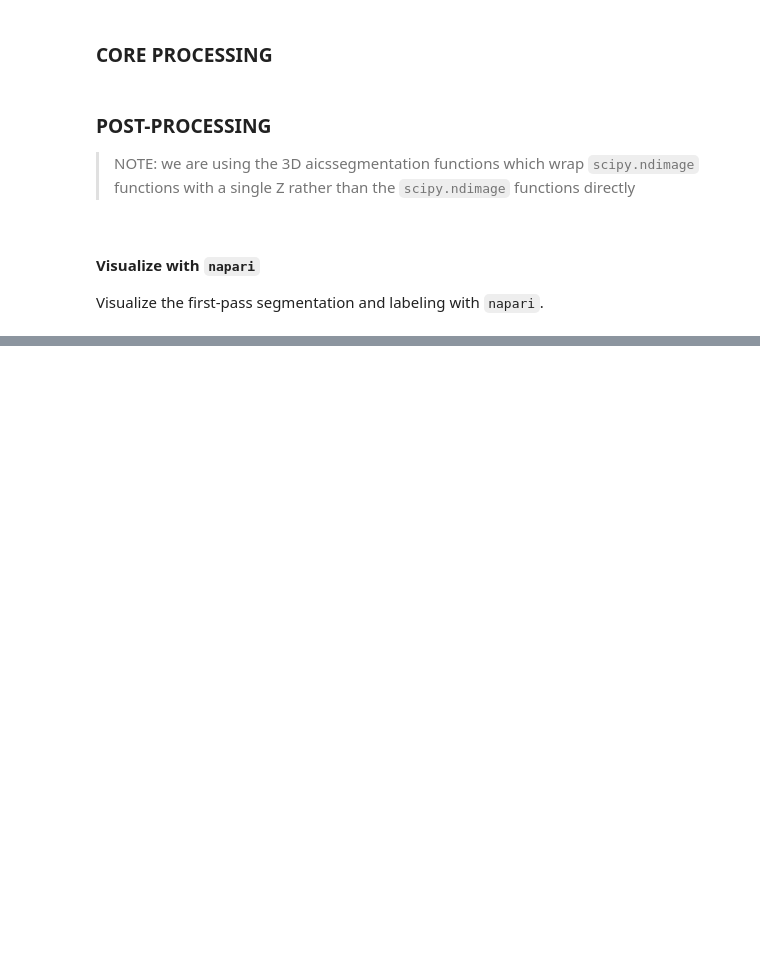
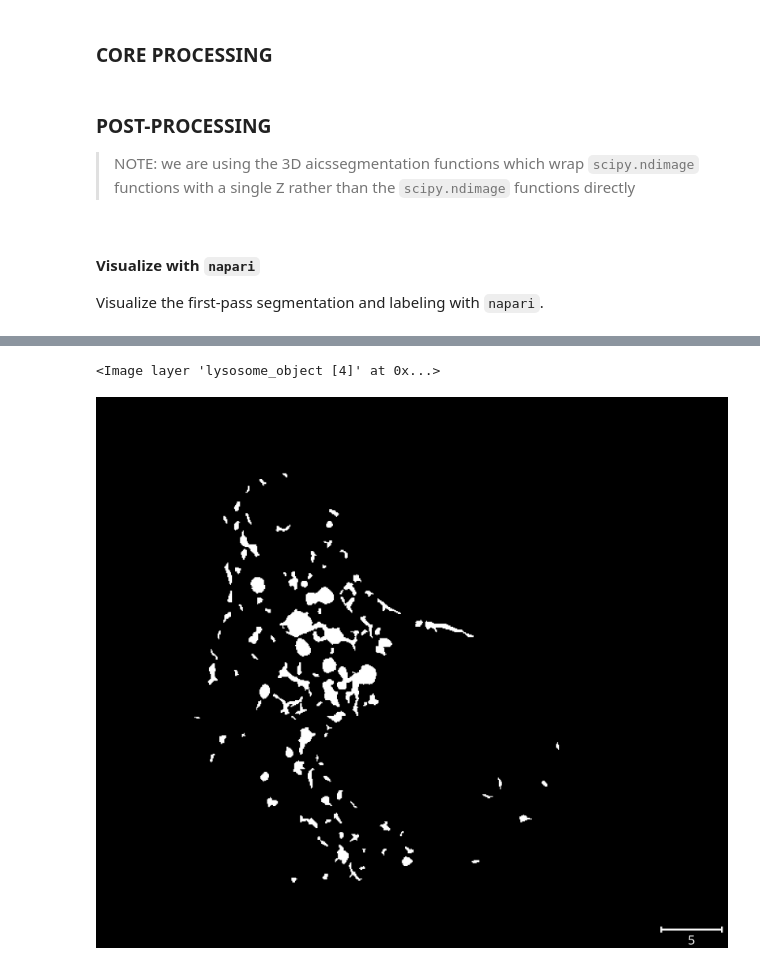
Before and after one commit to ndcn/infer-subc, a Jupyter notebook: notebooks/04_infer_lysosome.ipynb, the cells around one changed output, grey strips where cells are left out. Cells and saved outputs as stored; diff of their text form; code cells hidden in the pictures; blank space fills up the shorter version.

Commit message:
complete refactor of NBs and organelles

```diff
--- a/notebooks/04_infer_lysosome.ipynb
+++ b/notebooks/04_infer_lysosome.ipynb
@@ -446,10 +385,23 @@ LY_object, out_p =  _infer_LYSOSOMES(raw_lyso, CY_object, default_params)
+# %%
+
+_lysosome_object =  _infer_lysosomes(img_2D, cytosol_mask)
+# %%
+from infer_subc_2d.organelles.lysosomes import infer_lysosomes
+
+lysosome_object =  infer_lysosomes(img_2D, cytosol_mask)
 # %%
 
 viewer.add_image(
-    LY_object,
+    _lysosome_object,
     scale=scale
 )
 viewer.add_labels(
-    label(LY_object),
+    label(lysosome_object),
     scale=scale
 )
+viewer.add_image(
+    lysosome_object,
+    scale=scale
+)
+# %% [output]
+<Image layer 'lysosome_object [4]' at 0x...>
@@ -465,6 +407,0 @@ LY_object, out_p =  infer_LYSOSOMES(raw_lyso, CY_object, default_params)
-# %%
-
-viewer.add_image(
-    LY_object,
-    scale=scale
-)
@@ -473,0 +408,8 @@ save_parameters(default_params, test_img_name.split("/")[-1], data_root_path / "
+# %%
+from napari.utils.notebook_display import nbscreenshot
+
+# viewer.dims.ndisplay = 3
+# viewer.camera.angles = (-30, 25, 120)
+nbscreenshot(viewer, canvas_only=True)
+# %% [output]
+[figure, added]
```
Also changed, not shown: parts of 31 cells of this notebook, 21 other files.
